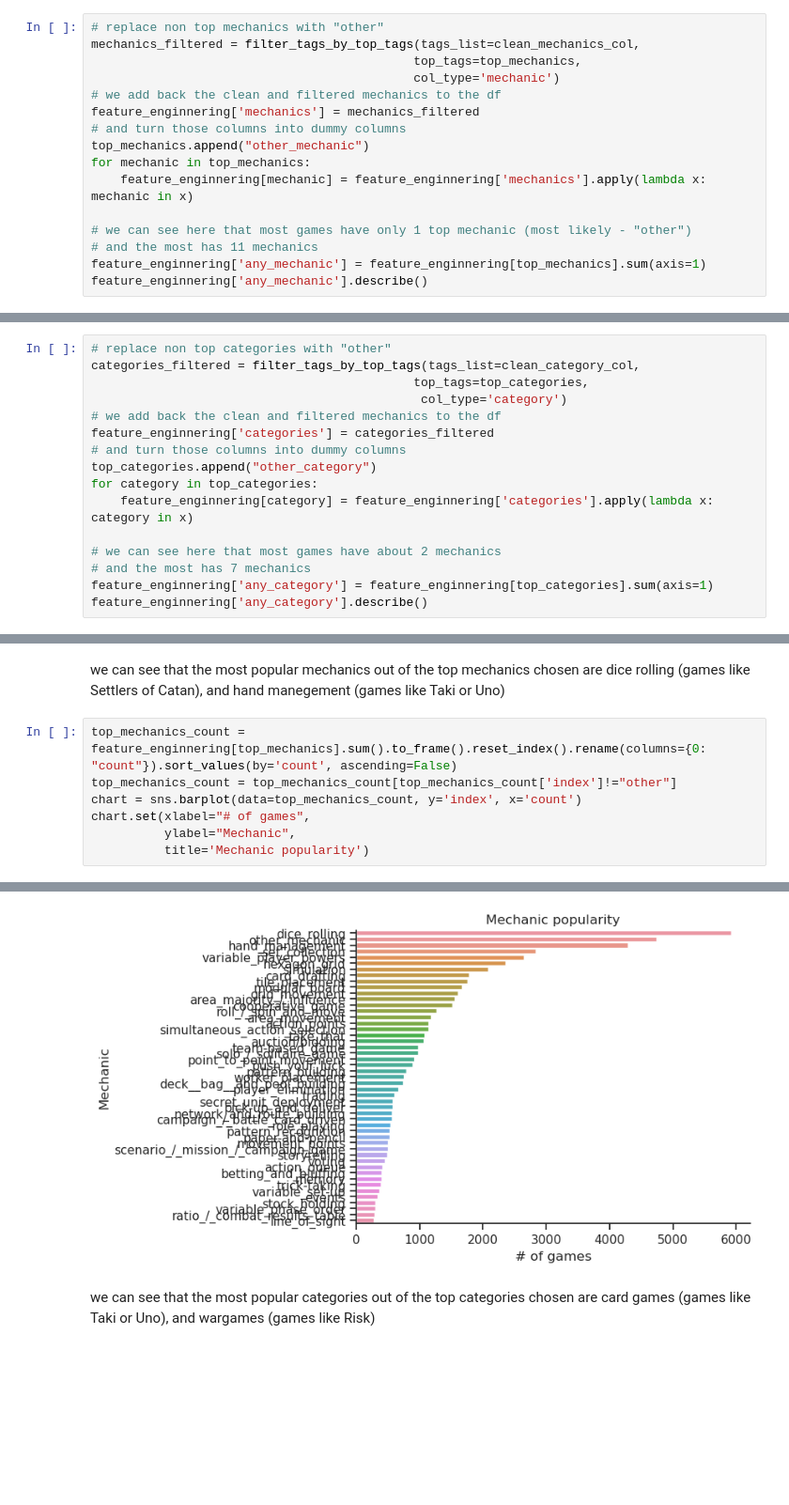
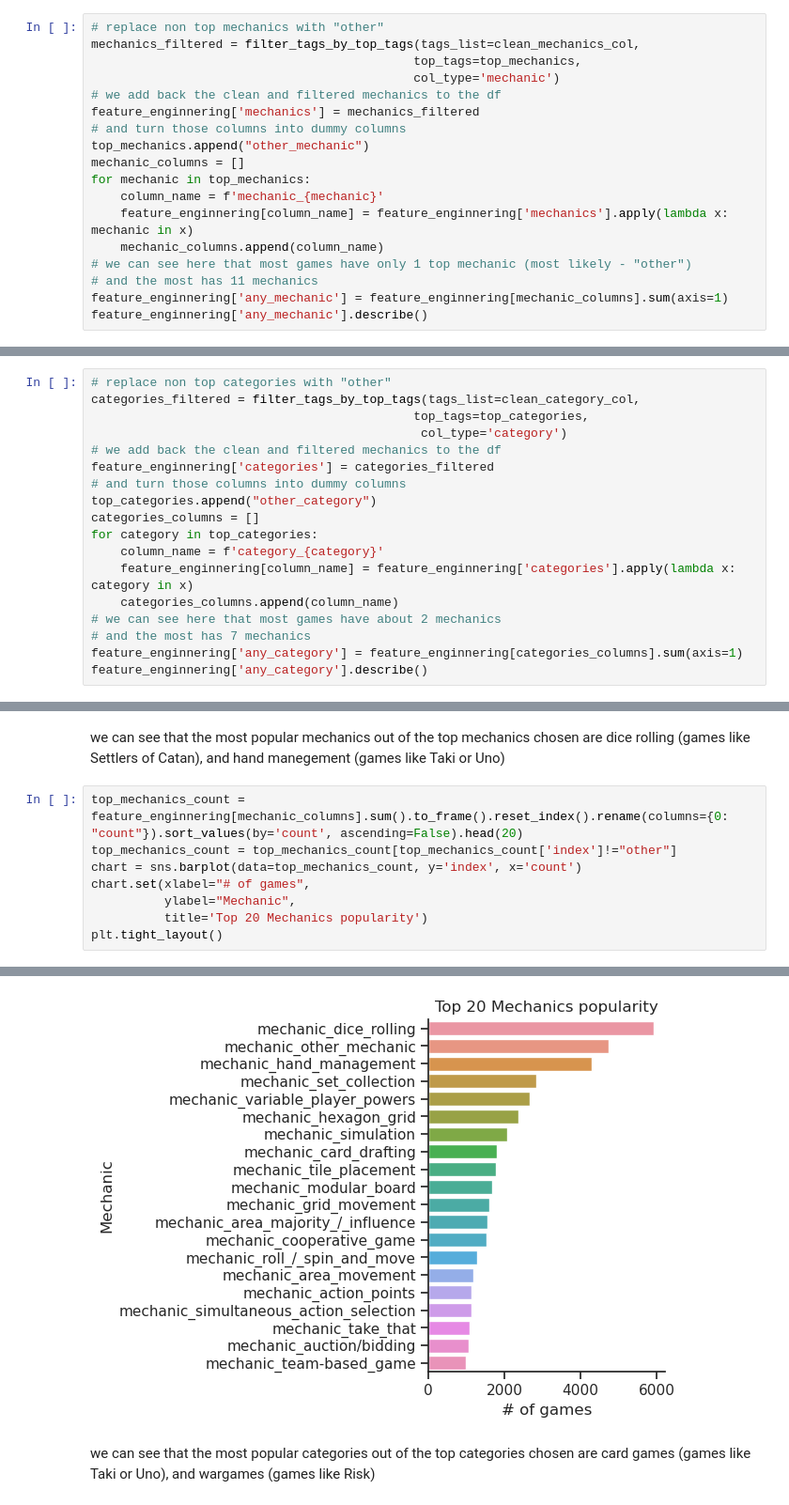
Before and after one commit to idanariav/Idans_portfolio, a Jupyter notebook: board-game-predictions.ipynb, the cells around one changed output, grey strips where cells are left out. Shown: that part at 94% size. Saved outputs shown, nothing was run; the diff lists cells and outputs as text; blank space fills up the shorter version.

```diff
--- a/board-game-predictions.ipynb
+++ b/board-game-predictions.ipynb
@@ -281,12 +281,14 @@ mechanics_filtered = filter_tags_by_top_tags(tags_list=clean_mechanics_col,
 feature_enginnering['mechanics'] = mechanics_filtered
 # and turn those columns into dummy columns
 top_mechanics.append("other_mechanic")
+mechanic_columns = []
 for mechanic in top_mechanics:
-    feature_enginnering[mechanic] = feature_enginnering['mechanics'].apply(lambda x: mechanic in x)
-
+    column_name = f'mechanic_{mechanic}'
+    feature_enginnering[column_name] = feature_enginnering['mechanics'].apply(lambda x: mechanic in x)
+    mechanic_columns.append(column_name)
 # we can see here that most games have only 1 top mechanic (most likely - "other")
 # and the most has 11 mechanics
-feature_enginnering['any_mechanic'] = feature_enginnering[top_mechanics].sum(axis=1)
+feature_enginnering['any_mechanic'] = feature_enginnering[mechanic_columns].sum(axis=1)
 feature_enginnering['any_mechanic'].describe()
 # %% [output]
 count    19336.000000
@@ -339,12 +341,14 @@ categories_filtered = filter_tags_by_top_tags(tags_list=clean_category_col,
 feature_enginnering['categories'] = categories_filtered
 # and turn those columns into dummy columns
 top_categories.append("other_category")
+categories_columns = []
 for category in top_categories:
-    feature_enginnering[category] = feature_enginnering['categories'].apply(lambda x: category in x)
-
+    column_name = f'category_{category}'
+    feature_enginnering[column_name] = feature_enginnering['categories'].apply(lambda x: category in x)
+    categories_columns.append(column_name)
 # we can see here that most games have about 2 mechanics
 # and the most has 7 mechanics
-feature_enginnering['any_category'] = feature_enginnering[top_categories].sum(axis=1)
+feature_enginnering['any_category'] = feature_enginnering[categories_columns].sum(axis=1)
 feature_enginnering['any_category'].describe()
 # %% [output]
 count    19336.000000
@@ -464,10 +468,11 @@ chart.set(xlabel="# of games published",
 we can see that the most popular mechanics out of the top mechanics chosen
 are dice rolling (games like Settlers of Catan), and hand manegement (games like Taki or Uno)
 # %%
-top_mechanics_count = feature_enginnering[top_mechanics].sum().to_frame().reset_index().rename(columns={0: "count"}).sort_values(by='count', ascending=False)
+top_mechanics_count = feature_enginnering[mechanic_columns].sum().to_frame().reset_index().rename(columns={0: "count"}).sort_values(by='count', ascending=False).head(20)
 top_mechanics_count = top_mechanics_count[top_mechanics_count['index']!="other"]
 chart = sns.barplot(data=top_mechanics_count, y='index', x='count')
 chart.set(xlabel="# of games",
           ylabel="Mechanic",
-          title='Mechanic popularity')
+          title='Top 20 Mechanics popularity')
+plt.tight_layout()
 # %% [output]
@@ -477,4 +479,4 @@ chart.set(xlabel="# of games",
-[figure, old version]
+[figure, new version]
 # %% [markdown]
 we can see that the most popular categories out of the top categories chosen
 are card games (games like Taki or Uno), and wargames (games like Risk)
```
Also changed, not shown: parts of 10 cells of this notebook.
